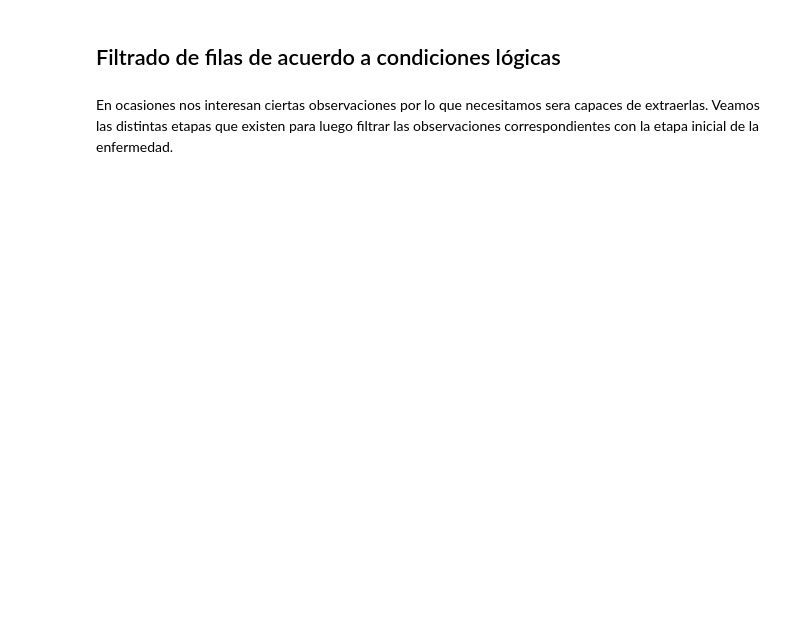
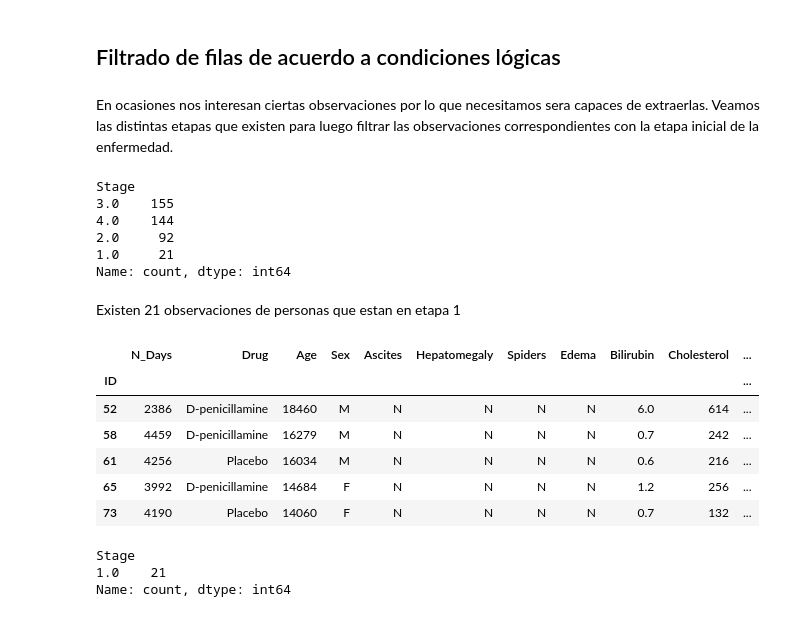
Before and after one commit to Grim1004/DMEMCDM1, a Jupyter notebook: python/cirrosis.ipynb, the cells around one changed output. Drawn from its saved outputs; the diff is of its cells as text; code cells hidden in the pictures; blank space fills up the shorter version.

Commit message:
[UPDATE] Actualización notebook hasta donde nos quedamos en la clase

```diff
--- a/python/cirrosis.ipynb
+++ b/python/cirrosis.ipynb
@@ -258,3 +258,33 @@ cirrosis.head()
 ## Filtrado de filas de acuerdo a condiciones lógicas
 # %% [markdown]
 En ocasiones nos interesan ciertas observaciones por lo que necesitamos sera capaces de extraerlas. Veamos las distintas etapas que existen para luego filtrar las observaciones correspondientes con la etapa inicial de la enfermedad.
+# %%
+# Número de individuos en cada etapa histológica de la cirrosis
+cirrosis.Stage.value_counts() # cuenta los valores únicos en la columna 'Stage'
+# %% [output]
+Stage
+3.0    155
+4.0    144
+2.0     92
+1.0     21
+Name: count, dtype: int64
+# %% [markdown]
+Existen 21 observaciones de personas que estan en etapa 1
+# %%
+# Filtrar las filas donde la etapa de cirrosis es menor a 2
+cirrosis_etapa_1 = cirrosis[cirrosis['Stage'] < 2] # Filtrar filas donde 'Stage' es menor a 2
+cirrosis_etapa_1.head(5)
+# %% [output]
+|  | N_Days | Drug | Age | Sex | Ascites | Hepatomegaly | Spiders | Edema | Bilirubin | Cholesterol | ... |
+| ID |  |  |  |  |  |  |  |  |  |  | ... |
+| 52 | 2386 | D-penicillamine | 18460 | M | N | N | N | N | 6.0 | 614 | ... |
+| 58 | 4459 | D-penicillamine | 16279 | M | N | N | N | N | 0.7 | 242 | ... |
+| 61 | 4256 | Placebo | 16034 | M | N | N | N | N | 0.6 | 216 | ... |
+| 65 | 3992 | D-penicillamine | 14684 | F | N | N | N | N | 1.2 | 256 | ... |
+| 73 | 4190 | Placebo | 14060 | F | N | N | N | N | 0.7 | 132 | ... |
+# %%
+cirrosis_etapa_1.Stage.value_counts() # cuenta los valores únicos en la columna 'Stage'
+# %% [output]
+Stage
+1.0    21
+Name: count, dtype: int64
```
Also changed, not shown: parts of 33 cells of this notebook.
